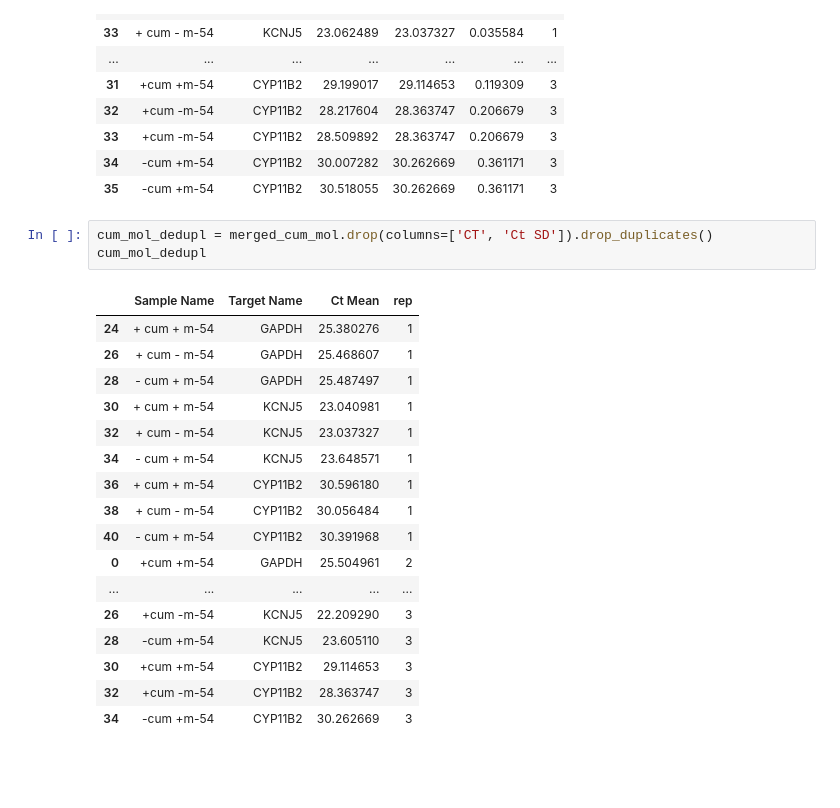
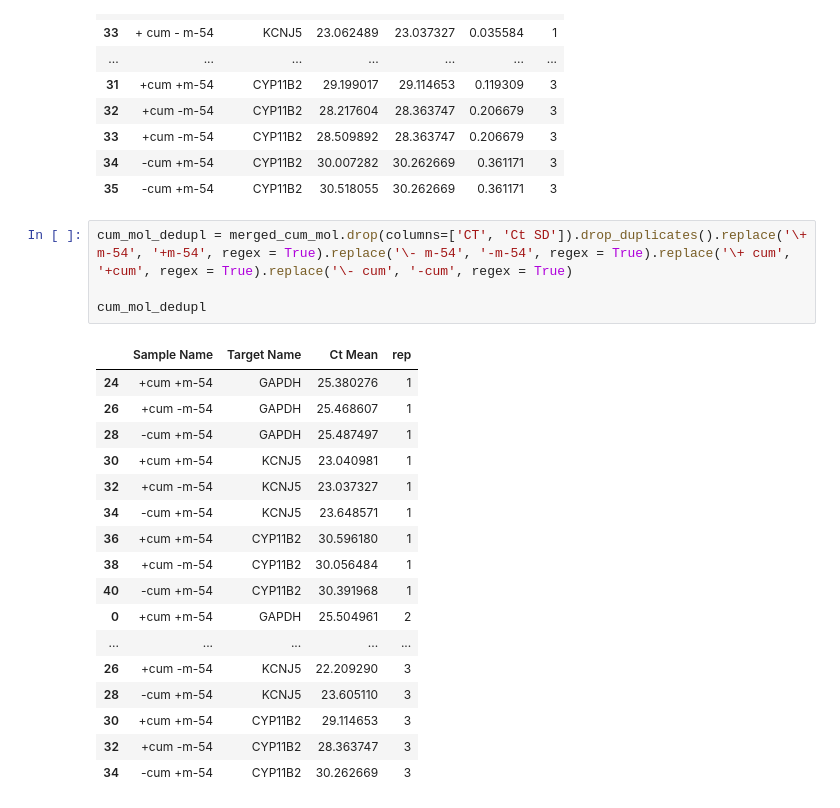
Before and after one commit to Sanas-m/molecule-54, a Jupyter notebook: effect_CYP11B2/results/cum-mol_all-replicates.ipynb, the cells around one changed output. Cells and saved outputs as stored; diff of their text form; blank space fills up the shorter version.

```diff
--- a/effect_CYP11B2/results/cum-mol_all-replicates.ipynb
+++ b/effect_CYP11B2/results/cum-mol_all-replicates.ipynb
@@ -95,19 +95,20 @@ merged_cum_mol
 | 34 | -cum +m-54 | CYP11B2 | 30.007282 | 30.262669 | 0.361171 | 3 |
 | 35 | -cum +m-54 | CYP11B2 | 30.518055 | 30.262669 | 0.361171 | 3 |
 # %%
-cum_mol_dedupl = merged_cum_mol.drop(columns=['CT', 'Ct SD']).drop_duplicates()
+cum_mol_dedupl = merged_cum_mol.drop(columns=['CT', 'Ct SD']).drop_duplicates().replace('\+ m-54', '+m-54', regex = True).replace('\- m-54', '-m-54', regex = True).replace('\+ cum', '+cum', regex = True).replace('\- cum', '-cum', regex = True)
+
 cum_mol_dedupl
 # %% [output]
 |  | Sample Name | Target Name | Ct Mean | rep |
-| 24 | + cum + m-54 | GAPDH | 25.380276 | 1 |
-| 26 | + cum - m-54 | GAPDH | 25.468607 | 1 |
-| 28 | - cum + m-54 | GAPDH | 25.487497 | 1 |
-| 30 | + cum + m-54 | KCNJ5 | 23.040981 | 1 |
-| 32 | + cum - m-54 | KCNJ5 | 23.037327 | 1 |
-| 34 | - cum + m-54 | KCNJ5 | 23.648571 | 1 |
-| 36 | + cum + m-54 | CYP11B2 | 30.596180 | 1 |
-| 38 | + cum - m-54 | CYP11B2 | 30.056484 | 1 |
-| 40 | - cum + m-54 | CYP11B2 | 30.391968 | 1 |
+| 24 | +cum +m-54 | GAPDH | 25.380276 | 1 |
+| 26 | +cum -m-54 | GAPDH | 25.468607 | 1 |
+| 28 | -cum +m-54 | GAPDH | 25.487497 | 1 |
+| 30 | +cum +m-54 | KCNJ5 | 23.040981 | 1 |
+| 32 | +cum -m-54 | KCNJ5 | 23.037327 | 1 |
+| 34 | -cum +m-54 | KCNJ5 | 23.648571 | 1 |
+| 36 | +cum +m-54 | CYP11B2 | 30.596180 | 1 |
+| 38 | +cum -m-54 | CYP11B2 | 30.056484 | 1 |
+| 40 | -cum +m-54 | CYP11B2 | 30.391968 | 1 |
 | 0 | +cum +m-54 | GAPDH | 25.504961 | 2 |
 | ... | ... | ... | ... | ... |
 | 26 | +cum -m-54 | KCNJ5 | 22.209290 | 3 |
```
Also changed, not shown: parts of 3 cells of this notebook, 1 other file.
